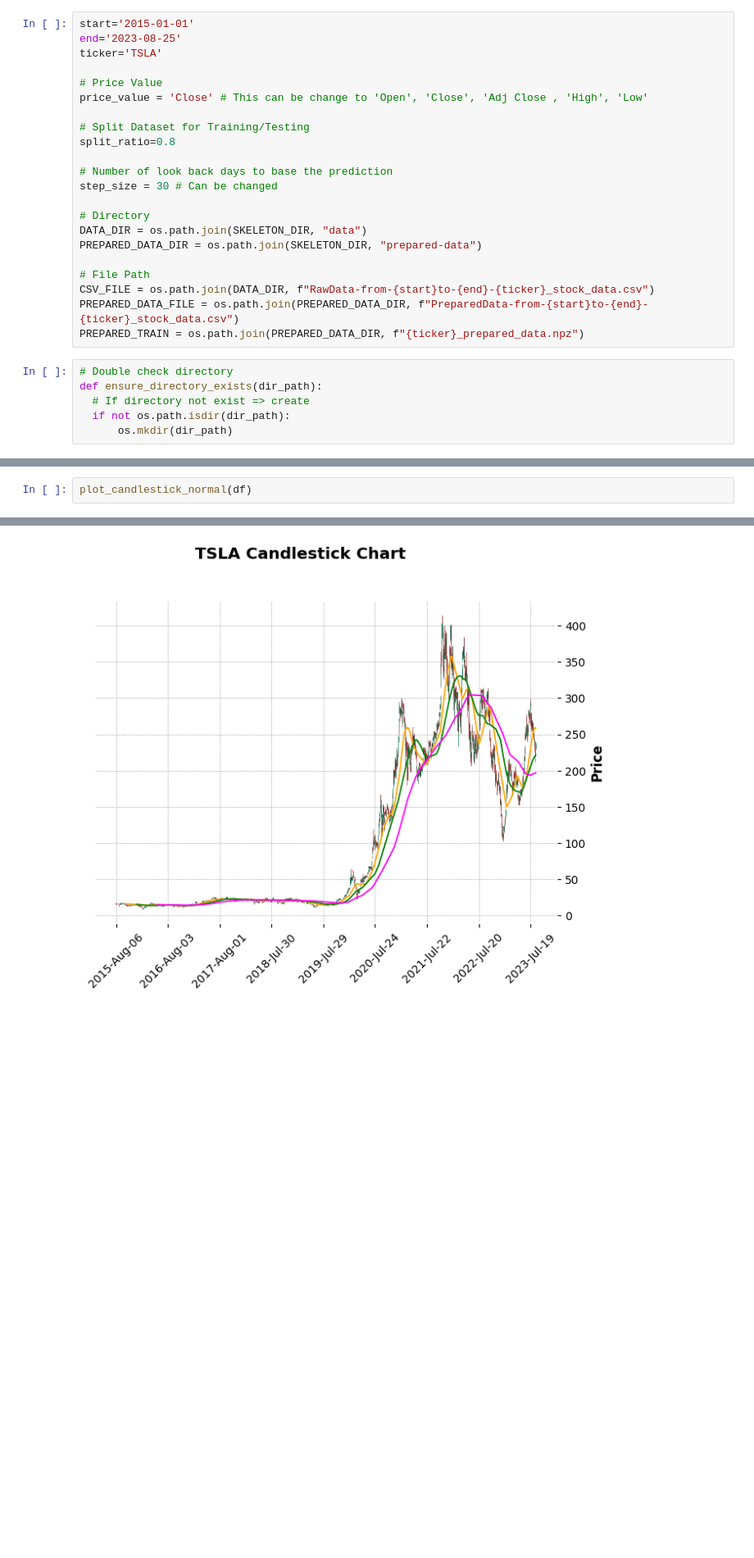
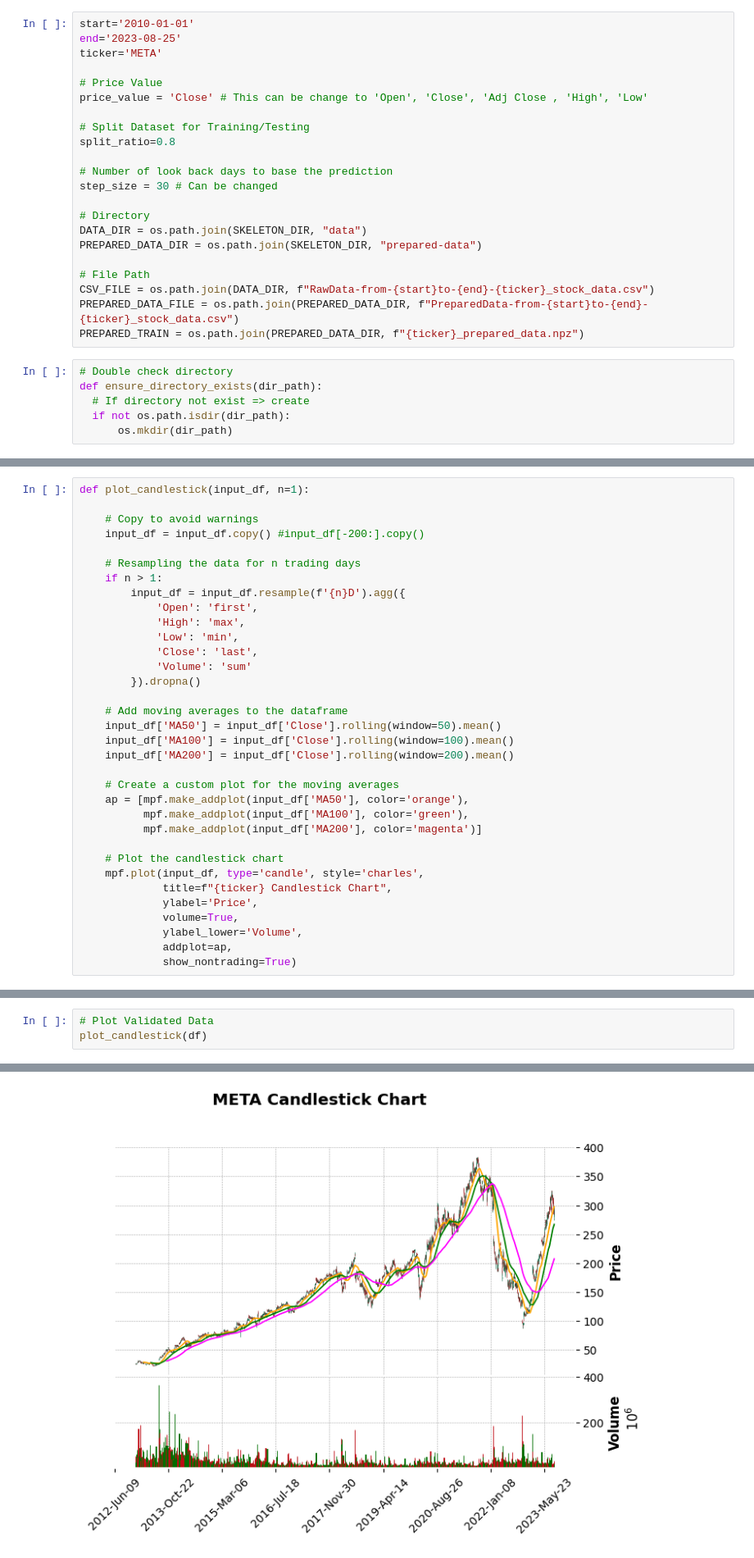
Before and after one commit to kinqsradio/COS30018-IntelligentSystems, a Jupyter notebook: Tasks B.3 - Data Processing 2/DataProcessing2/DataProcessing2.ipynb, the cells around one changed output, grey strips where cells are left out. Shown at 82% size. Drawn from its saved outputs; the diff is of its cells as text; blank space fills up the shorter version.

```diff
--- a/Tasks B.3 - Data Processing 2/DataProcessing2/DataProcessing2.ipynb
+++ b/Tasks B.3 - Data Processing 2/DataProcessing2/DataProcessing2.ipynb
@@ -82,9 +96,9 @@ from tensorflow.keras.callbacks import EarlyStopping
 from tensorflow.keras.layers import Dense, Dropout, LSTM, InputLayer, Input, Activation
 from tensorflow.keras.utils import plot_model
 # %%
-start='2015-01-01'
+start='2010-01-01'
 end='2023-08-25'
-ticker='TSLA'
+ticker='META'
 
 # Price Value
 price_value = 'Close' # This can be change to 'Open', 'Close', 'Adj Close , 'High', 'Low'
@@ -390 +389,35 @@ def plot_candlestick_normal(input_df):
+# %%
+def plot_candlestick(input_df, n=1):
+
+    # Copy to avoid warnings
+    input_df = input_df.copy() #input_df[-200:].copy()
+
+    # Resampling the data for n trading days
+    if n > 1:
+        input_df = input_df.resample(f'{n}D').agg({
+            'Open': 'first',
+            'High': 'max',
+            'Low': 'min',
+            'Close': 'last',
+            'Volume': 'sum'
+        }).dropna()
+
+    # Add moving averages to the dataframe
+    input_df['MA50'] = input_df['Close'].rolling(window=50).mean()
+    input_df['MA100'] = input_df['Close'].rolling(window=100).mean()
+    input_df['MA200'] = input_df['Close'].rolling(window=200).mean()
+
+    # Create a custom plot for the moving averages
+    ap = [mpf.make_addplot(input_df['MA50'], color='orange'),
+          mpf.make_addplot(input_df['MA100'], color='green'),
+          mpf.make_addplot(input_df['MA200'], color='magenta')]
+
+    # Plot the candlestick chart
+    mpf.plot(input_df, type='candle', style='charles',
+             title=f"{ticker} Candlestick Chart",
+             ylabel='Price',
+             volume=True,
+             ylabel_lower='Volume',
+             addplot=ap,
+             show_nontrading=True)
 # %%
@@ -407,18 +441,19 @@ plot_candlestick_normal(data)
 # %%
-plot_candlestick_normal(df)
+# Plot Validated Data
+plot_candlestick(df)
 # %% [output]
  =================================================================
 
    WARNING: YOU ARE PLOTTING SO MUCH DATA THAT IT MAY NOT BE
             POSSIBLE TO SEE DETAILS (Candles, Ohlc-Bars, Etc.)
    For more information see:
    - https://github.com/matplotlib/mplfinance/wiki/Plotting-Too-Much-Data
 
    TO SILENCE THIS WARNING, set `type='line'` in `mpf.plot()`
    OR set kwarg `warn_too_much_data=N` where N is an integer
    LARGER than the number of data points you want to plot.
 
  ================================================================
   warnings.warn('\n\n ================================================================= '+
-[figure, old version]
+[figure, new version]
 # %%
```
Also changed, not shown: parts of 32 cells of this notebook, 2 other files.
